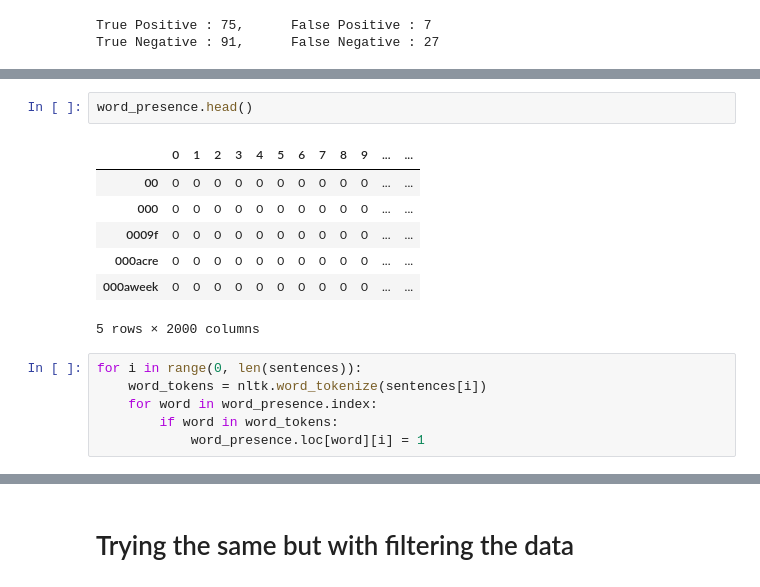
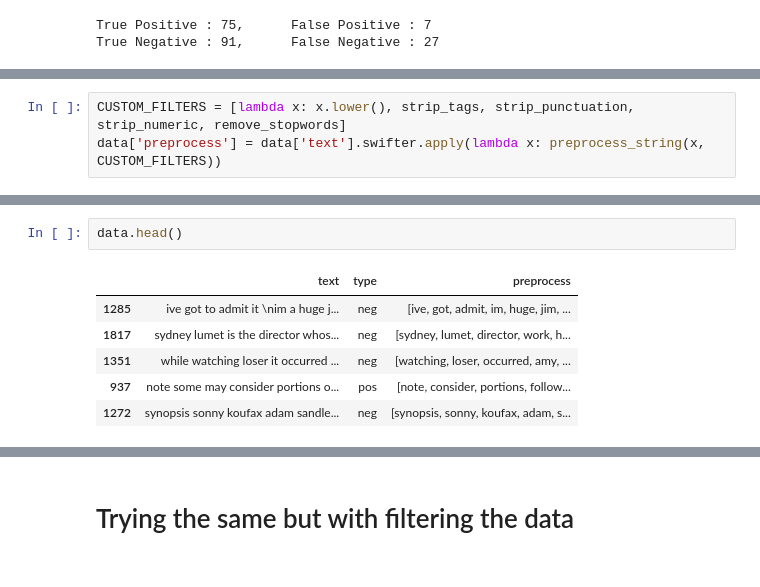
Before and after one commit to SimonKenoby/INFO2049, a Jupyter notebook: webandtext.ipynb, the cells around one changed output, grey strips where cells are left out. Saved outputs shown, nothing was run; the diff lists cells and outputs as text.

```diff
--- a/webandtext.ipynb
+++ b/webandtext.ipynb
@@ -341,0 +359,3 @@ word_presence = pd.DataFrame(index=vectorizer.get_feature_names(),data = 0, colu
+# %%
+CUSTOM_FILTERS = [lambda x: x.lower(), strip_tags, strip_punctuation, strip_numeric, remove_stopwords]
+data['preprocess'] = data['text'].swifter.apply(lambda x: preprocess_string(x, CUSTOM_FILTERS))
@@ -342,16 +402,9 @@ word_presence = pd.DataFrame(index=vectorizer.get_feature_names(),data = 0, colu
 # %%
-word_presence.head()
+data.head()
 # %% [output]
-|  | 0 | 1 | 2 | 3 | 4 | 5 | 6 | 7 | 8 | 9 | ... | ... |
-| 00 | 0 | 0 | 0 | 0 | 0 | 0 | 0 | 0 | 0 | 0 | ... | ... |
-| 000 | 0 | 0 | 0 | 0 | 0 | 0 | 0 | 0 | 0 | 0 | ... | ... |
-| 0009f | 0 | 0 | 0 | 0 | 0 | 0 | 0 | 0 | 0 | 0 | ... | ... |
-| 000acre | 0 | 0 | 0 | 0 | 0 | 0 | 0 | 0 | 0 | 0 | ... | ... |
-| 000aweek | 0 | 0 | 0 | 0 | 0 | 0 | 0 | 0 | 0 | 0 | ... | ... |
+|  | text | type | preprocess |
+| 1285 | ive got to admit it \nim a huge j... | neg | [ive, got, admit, im, huge, jim, ... |
+| 1817 | sydney lumet is the director whos... | neg | [sydney, lumet, director, work, h... |
+| 1351 | while watching loser it occurred ... | neg | [watching, loser, occurred, amy, ... |
+| 937 | note some may consider portions o... | pos | [note, consider, portions, follow... |
+| 1272 | synopsis sonny koufax adam sandle... | neg | [synopsis, sonny, koufax, adam, s... |
-5 rows × 2000 columns
-# %%
-for i in range(0, len(sentences)):
-    word_tokens = nltk.word_tokenize(sentences[i])
-    for word in word_presence.index:
-        if word in word_tokens:
-            word_presence.loc[word][i] = 1
```
Also changed, not shown: parts of 28 cells of this notebook, 1 other file.
